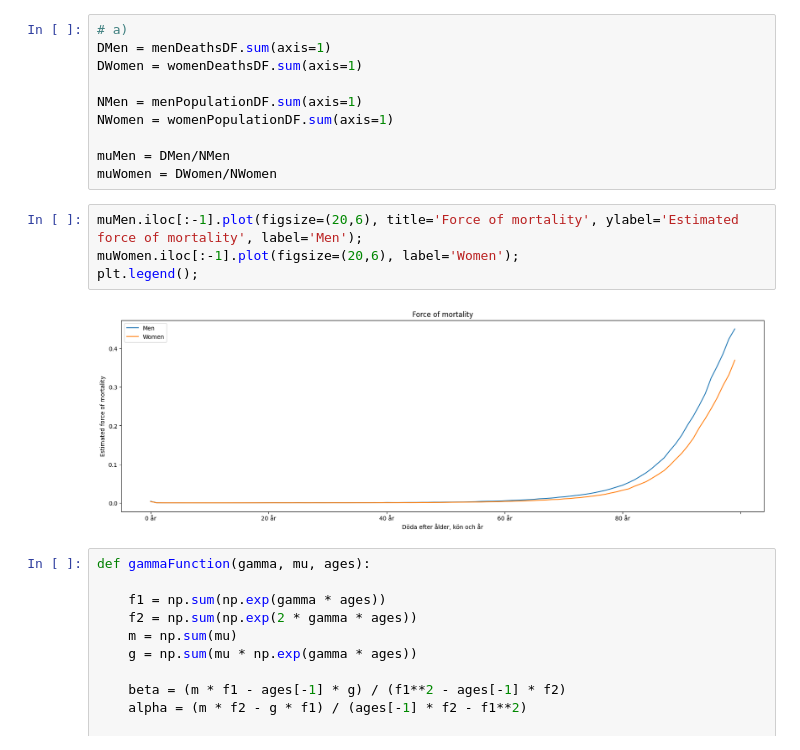
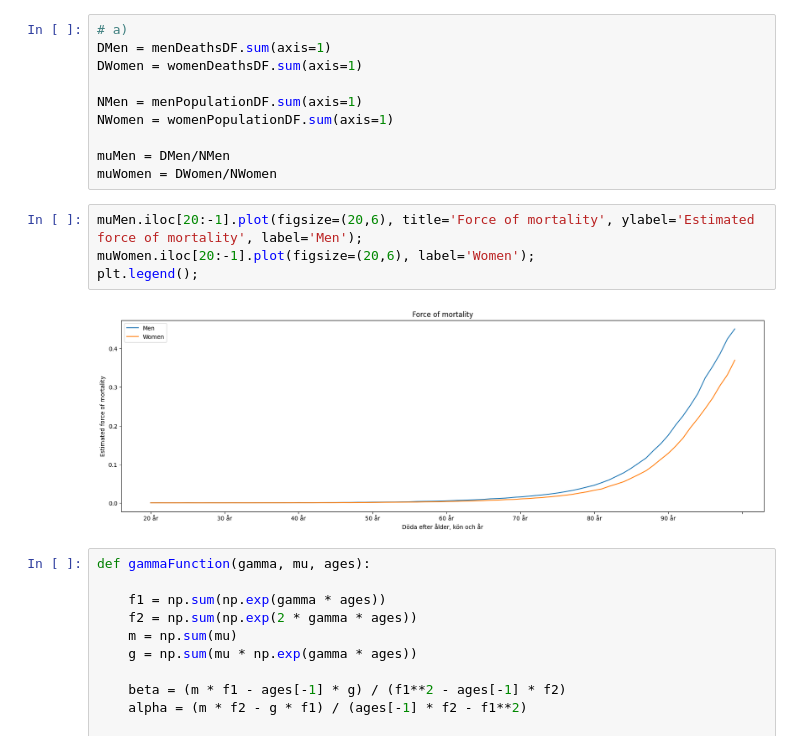
Before and after one commit to JohanHerbert/Lab2_ERM, a Jupyter notebook: Lab2_notebook.ipynb, the cells around one changed output. Drawn from its saved outputs; the diff is of its cells as text.

```diff
--- a/Lab2_notebook.ipynb
+++ b/Lab2_notebook.ipynb
@@ -741,11 +823,11 @@ NWomen = womenPopulationDF.sum(axis=1)
 muMen = DMen/NMen
 muWomen = DWomen/NWomen
 # %%
-muMen.iloc[:-1].plot(figsize=(20,6), title='Force of mortality', ylabel='Estimated force of mortality', label='Men');
-muWomen.iloc[:-1].plot(figsize=(20,6), label='Women');
+muMen.iloc[20:-1].plot(figsize=(20,6), title='Force of mortality', ylabel='Estimated force of mortality', label='Men');
+muWomen.iloc[20:-1].plot(figsize=(20,6), label='Women');
 plt.legend();
 # %% [output]
-[figure, old version]
+[figure, new version]
 # %%
 def gammaFunction(gamma, mu, ages):
 
```
Also changed, not shown: parts of 46 cells of this notebook.
